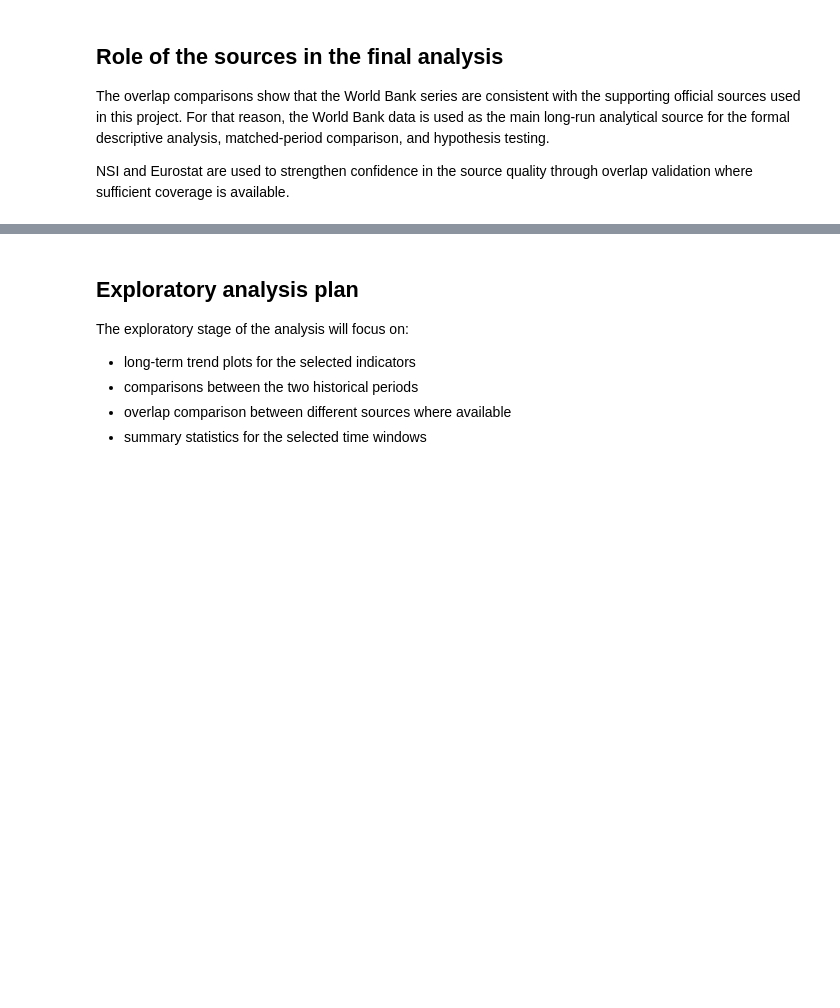
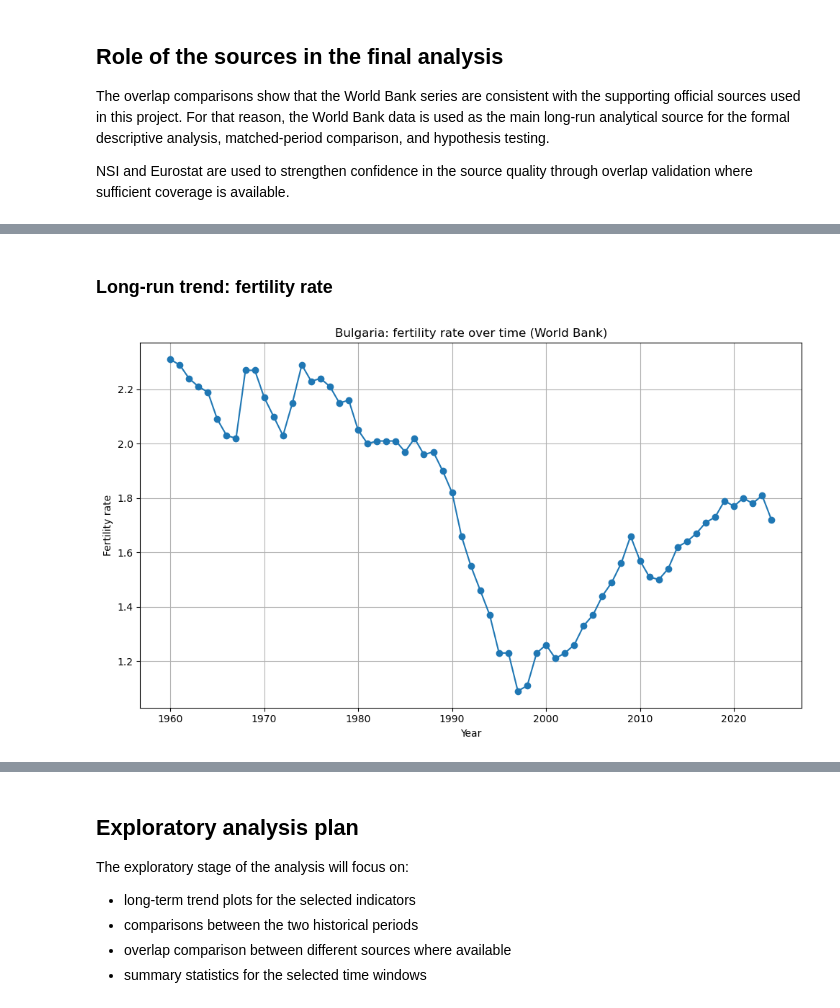
Before and after one commit to AleksM654/bulgaria-before-after-1989, a Jupyter notebook: notebooks/02_final_project_analysis.ipynb, the cells around one changed output, grey strips where cells are left out. Drawn from its saved outputs; the diff is of its cells as text; code cells hidden in the pictures; blank space fills up the shorter version.

```diff
--- a/notebooks/02_final_project_analysis.ipynb
+++ b/notebooks/02_final_project_analysis.ipynb
@@ -331,0 +337,7 @@ NSI and Eurostat are used to strengthen confidence in the source quality through
+# %%
+# load the cleaned main World Bank table prepared in the first notebook
+
+wb_main_clean_path = processed_data_dir / "wb_main_clean.csv"
+wb_main = pd.read_csv(wb_main_clean_path)
+
+wb_main.head()
@@ -331,0 +379,21 @@ NSI and Eurostat are used to strengthen confidence in the source quality through
+# %% [markdown]
+### Long-run trend: fertility rate
+# %%
+# visualize the long-run World Bank fertility rate series
+
+plt.figure(figsize=(10, 6))
+
+plt.plot(
+    wb_main["year"],
+    wb_main["fertility_rate"],
+    marker="o"
+)
+
+plt.title("Bulgaria: fertility rate over time (World Bank)")
+plt.xlabel("Year")
+plt.ylabel("Fertility rate")
+plt.grid(True)
+plt.tight_layout()
+plt.show()
+# %% [output]
+[figure, added]
```
Also changed, not shown: parts of 23 cells of this notebook, 2 other files.
